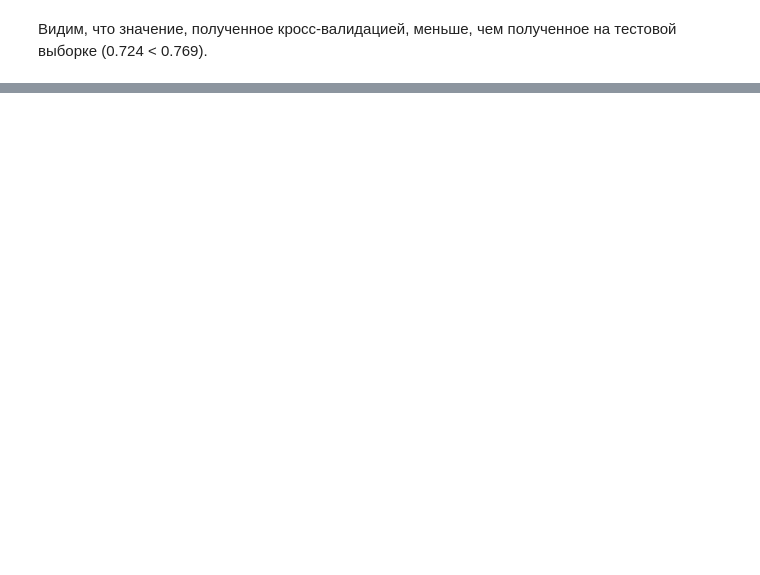
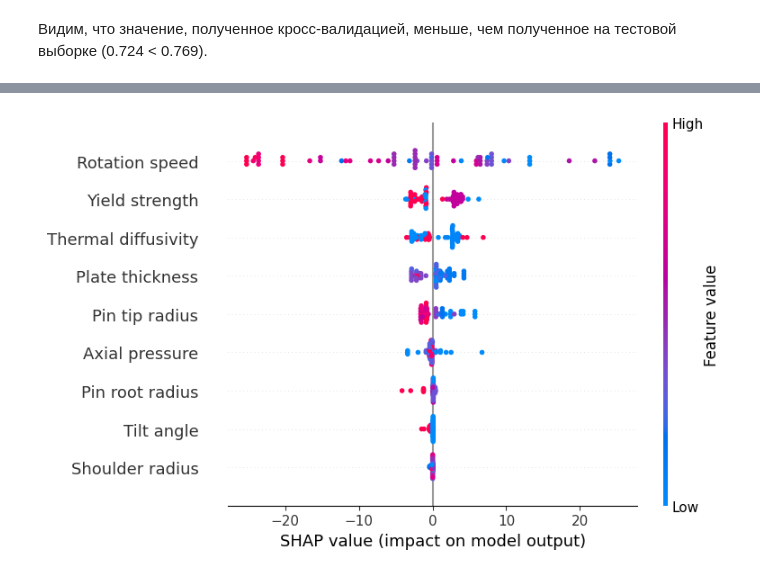
Before and after one commit to ananasn/welding-ml, a Jupyter notebook: welding.ipynb, the cells around one changed output, grey strips where cells are left out. Cells and saved outputs as stored; diff of their text form; code cells hidden in the pictures; blank space fills up the shorter version.

```diff
--- a/welding.ipynb
+++ b/welding.ipynb
@@ -316,0 +509,4 @@ print(f'Kbeta-score is {fbeta_score(y_true, y_pred, beta=2)}')
+# %%
+
+clf_forest = RandomForestClassifier(random_state=2025)
+predictor = clf_forest.fit(data_train, target_train)
@@ -316,0 +602,5 @@ print(f'Kbeta-score is {fbeta_score(y_true, y_pred, beta=2)}')
+# %%
+gbk = GradientBoostingClassifier()
+gbk.fit(data_train, target_train)
+target_res = gbk.predict(data_test)
+fbeta_score(target_test, target_res, beta=2)
@@ -316,0 +709,7 @@ print(f'Kbeta-score is {fbeta_score(y_true, y_pred, beta=2)}')
+# %%
+data_train.drop('Alloy type', axis=1, inplace=True)
+data_train.drop('Welding speed', axis=1, inplace=True)
+shap_values = explainer.shap_values(data_train.iloc[:])
+shap.summary_plot(shap_values, data_train.iloc[:])
+# %% [output]
+[figure, added]
```
Also changed, not shown: parts of 55 cells of this notebook.
